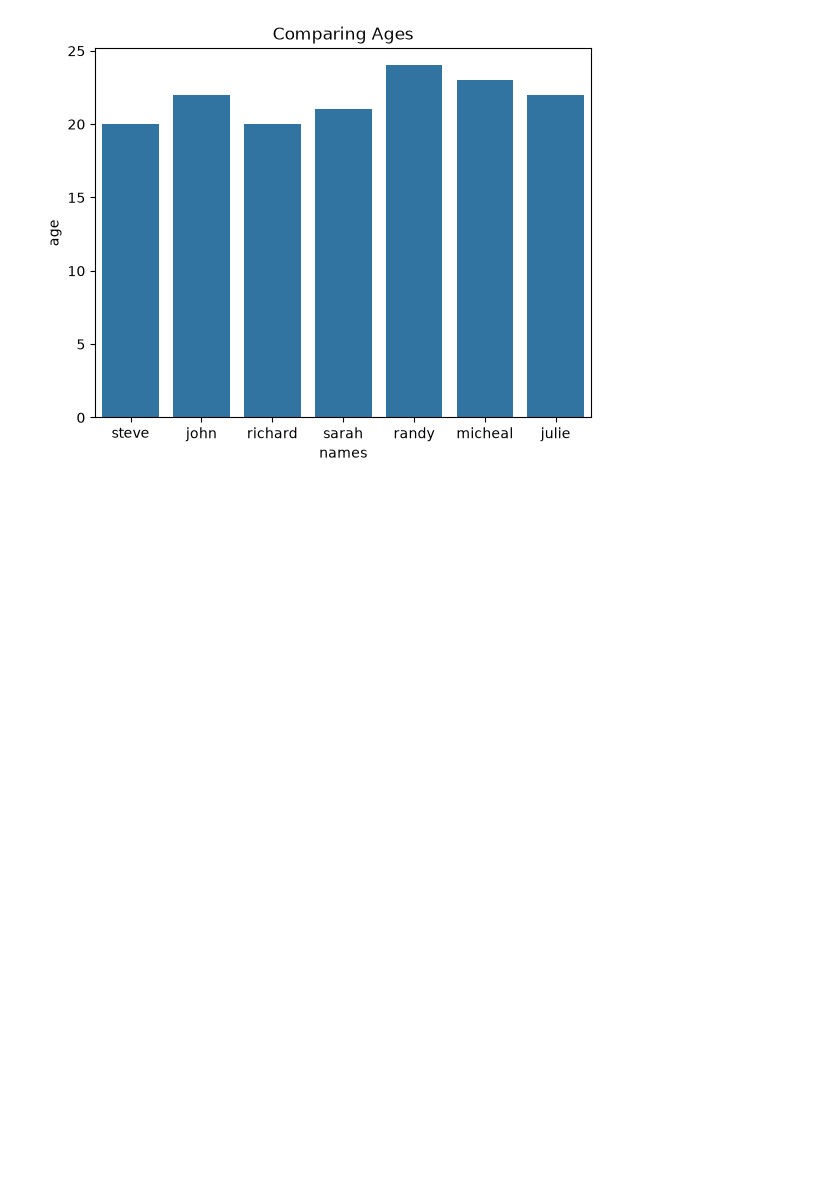
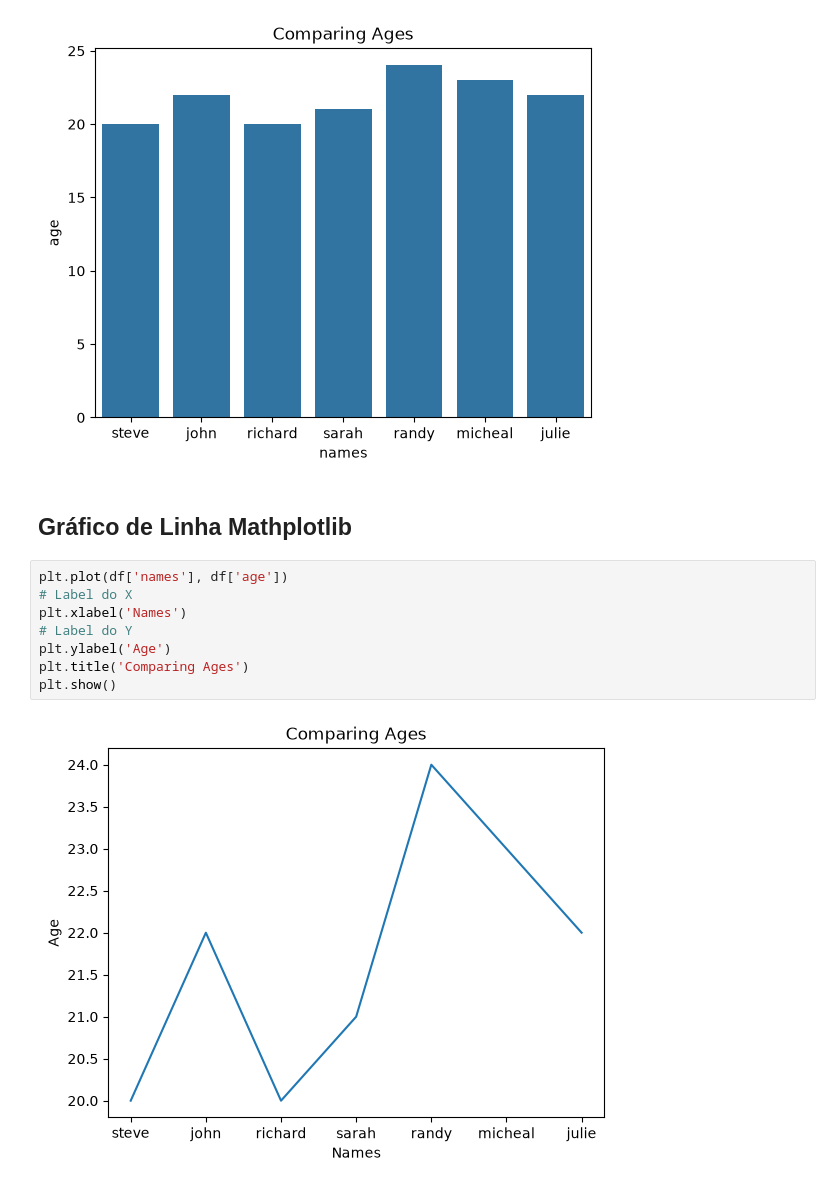
Before and after one commit to RogerTangRT/MachineLearning, a Jupyter notebook: 0401b.ipynb, the cells around one changed output. Drawn from its saved outputs; the diff is of its cells as text; blank space fills up the shorter version.

```diff
--- a/0401b.ipynb
+++ b/0401b.ipynb
@@ -67,4 +69,16 @@ plot.set_title("Comparing Ages")
 # %% [output]
 Text(0.5, 1.0, 'Comparing Ages')
 [figure]
+# %% [markdown]
+## Gráfico de Linha Mathplotlib
+# %%
+plt.plot(df['names'], df['age'])
+# Label do X
+plt.xlabel('Names')
+# Label do Y
+plt.ylabel('Age')
+plt.title('Comparing Ages')
+plt.show()
+# %% [output]
+[figure, added]
 # %% [markdown]
```
Also changed, not shown: parts of 8 cells of this notebook, 5 other files.
